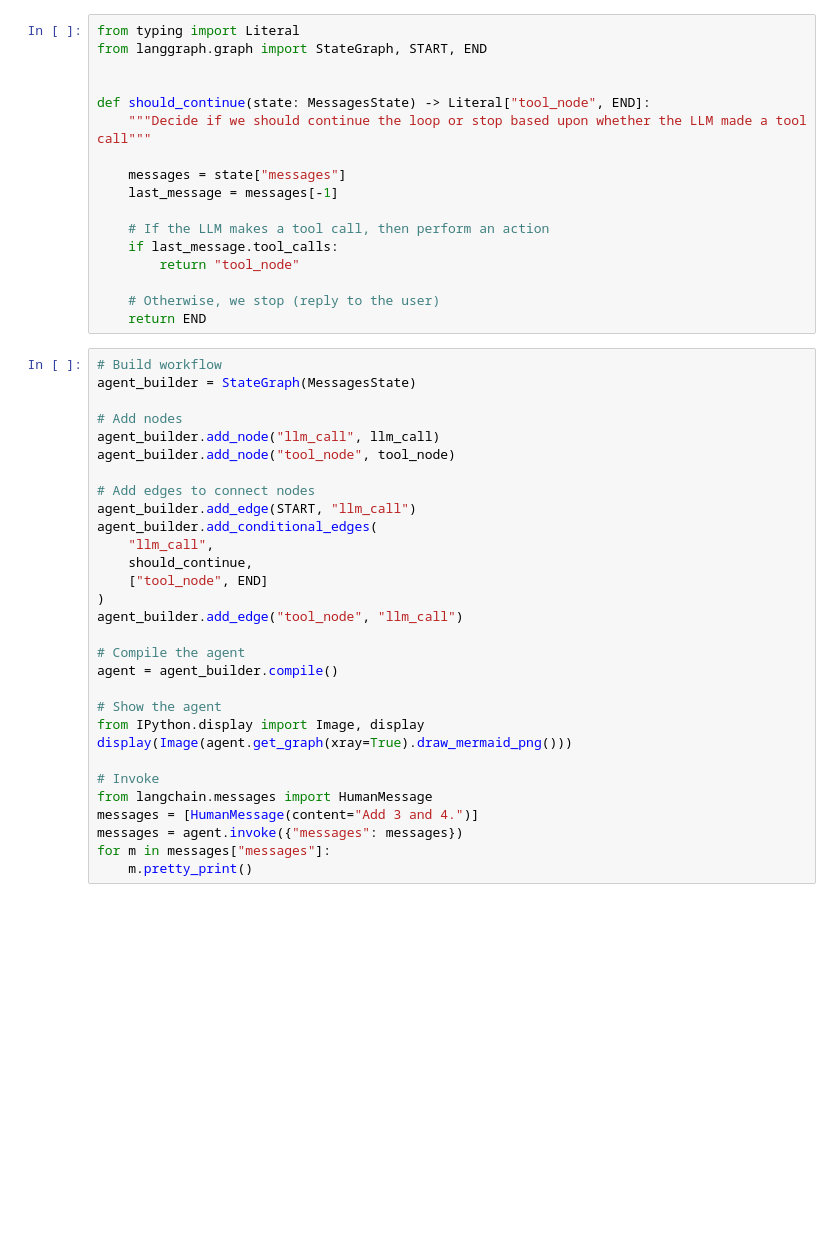
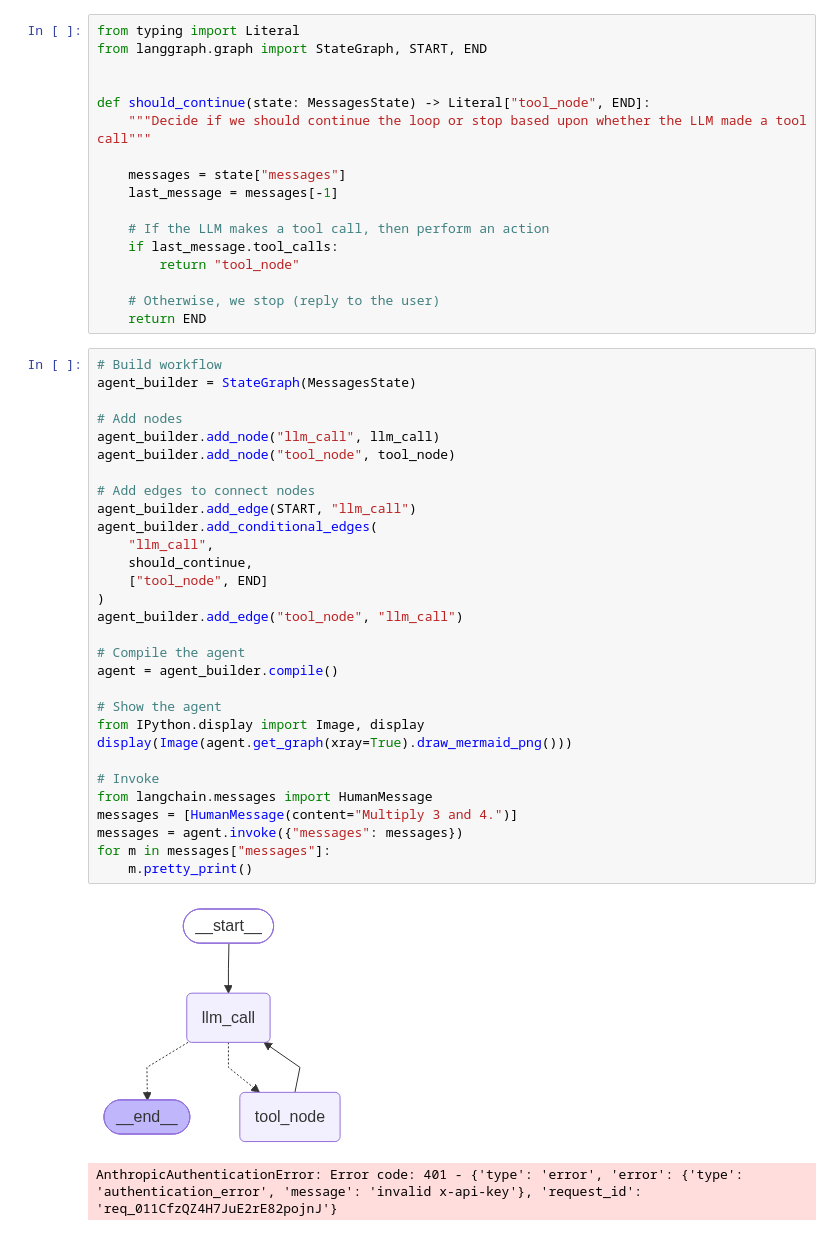
Before and after one commit to rafaelgalanlopez/rafael-langgraph-websearchagent, a Jupyter notebook: notebooks/langgraph_setup.ipynb, the cells around one changed output. Drawn from its saved outputs; the diff is of its cells as text; blank space fills up the shorter version.

```diff
--- a/notebooks/langgraph_setup.ipynb
+++ b/notebooks/langgraph_setup.ipynb
@@ -123,30 +133,33 @@ def should_continue(state: MessagesState) -> Literal["tool_node", END]:
 # %%
 # Build workflow
 agent_builder = StateGraph(MessagesState)
 
 # Add nodes
 agent_builder.add_node("llm_call", llm_call)
 agent_builder.add_node("tool_node", tool_node)
 
 # Add edges to connect nodes
 agent_builder.add_edge(START, "llm_call")
 agent_builder.add_conditional_edges(
     "llm_call",
     should_continue,
     ["tool_node", END]
 )
 agent_builder.add_edge("tool_node", "llm_call")
 
 # Compile the agent
 agent = agent_builder.compile()
 
 # Show the agent
 from IPython.display import Image, display
 display(Image(agent.get_graph(xray=True).draw_mermaid_png()))
 
 # Invoke
 from langchain.messages import HumanMessage
-messages = [HumanMessage(content="Add 3 and 4.")]
+messages = [HumanMessage(content="Multiply 3 and 4.")]
 messages = agent.invoke({"messages": messages})
 for m in messages["messages"]:
     m.pretty_print()
+# %% [output]
+[figure, added]
+AnthropicAuthenticationError: Error code: 401 - {'type': 'error', 'error': {'type': 'authentication_error', 'message': 'invalid x-api-key'}, 'request_id': 'req_011CfzQZ4H7JuE2rE82pojnJ'}
```
Also changed, not shown: parts of 5 cells of this notebook.
